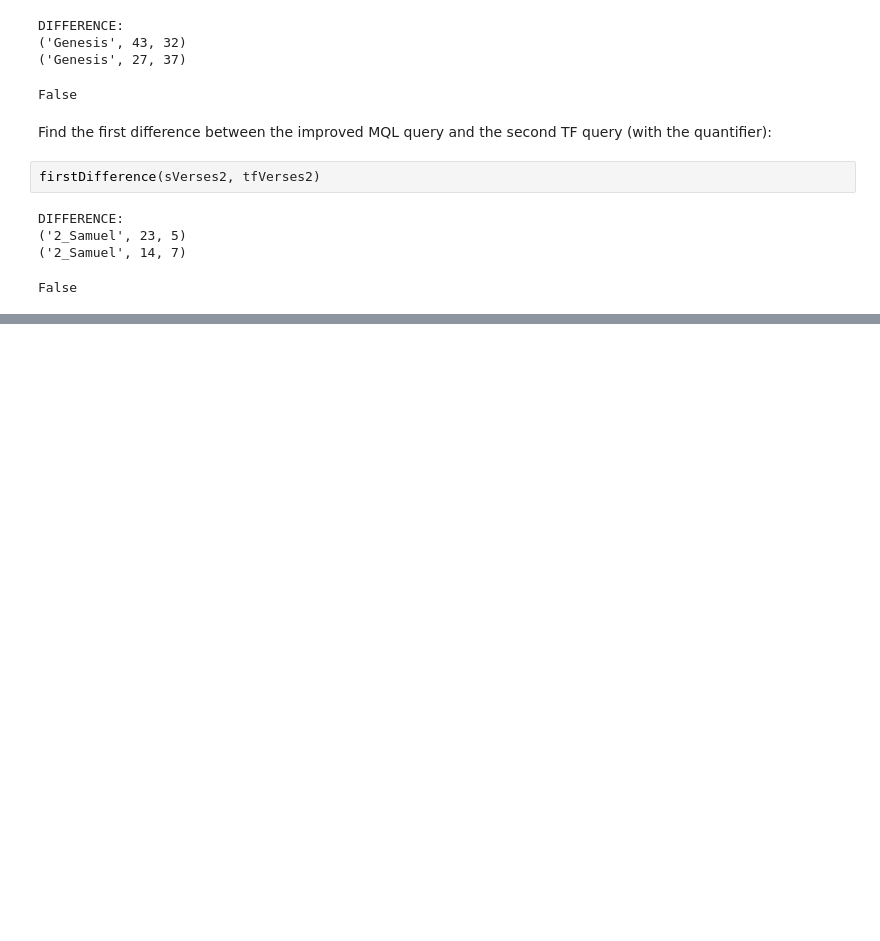
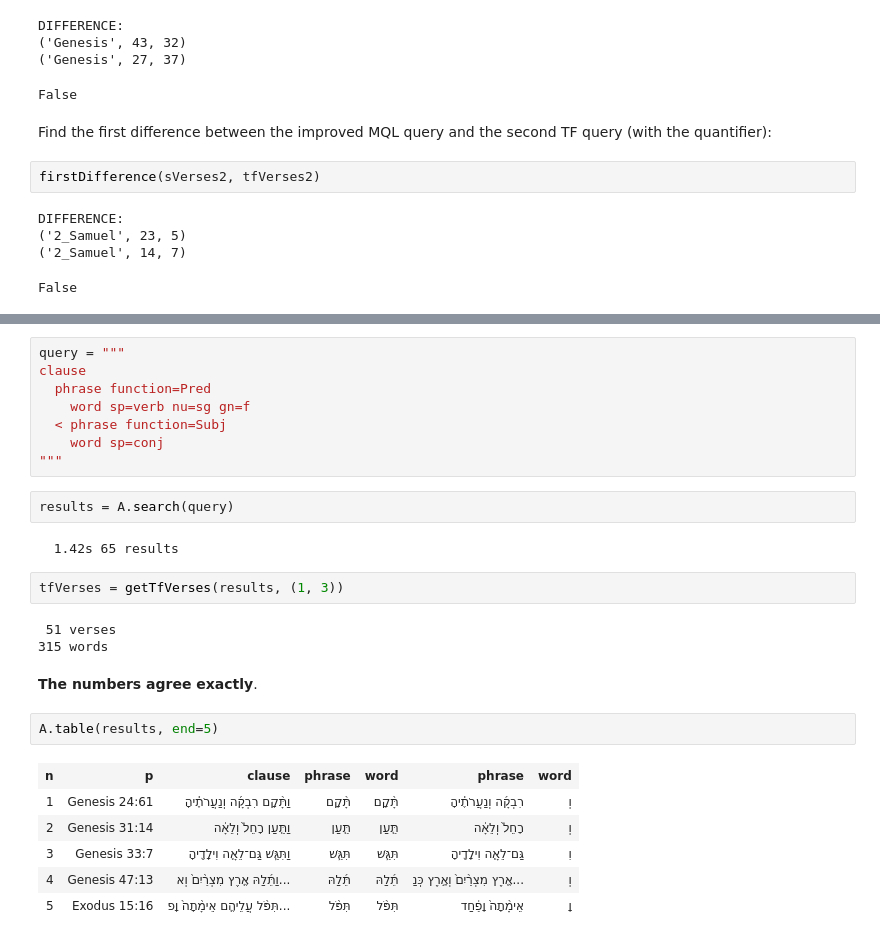
Before and after one commit to dirkroorda/tutorials, a Jupyter notebook: bhsa/cookbook/mql.ipynb, the cells around one changed output, grey strips where cells are left out. Saved outputs shown, nothing was run; the diff lists cells and outputs as text; blank space fills up the shorter version.

```diff
--- a/bhsa/cookbook/mql.ipynb
+++ b/bhsa/cookbook/mql.ipynb
@@ -436,0 +526,28 @@ False
+# %%
+query = """
+clause
+  phrase function=Pred
+    word sp=verb nu=sg gn=f
+  < phrase function=Subj
+    word sp=conj
+"""
+# %%
+results = A.search(query)
+# %% [output]
+  1.42s 65 results
+# %%
+tfVerses = getTfVerses(results, (1, 3))
+# %% [output]
+ 51 verses
+315 words
+# %% [markdown]
+**The numbers agree exactly**.
+# %%
+A.table(results, end=5)
+# %% [output]
+| n | p | clause | phrase | word | phrase | word |
+| 1 | Genesis 24:61 | וַתָּ֨קָם רִבְקָ֜ה וְנַעֲרֹתֶ֗יהָ | תָּ֨קָם | תָּ֨קָם | רִבְקָ֜ה וְנַעֲרֹתֶ֗יהָ | וְ |
+| 2 | Genesis 31:14 | וַתַּ֤עַן רָחֵל֙ וְלֵאָ֔ה | תַּ֤עַן | תַּ֤עַן | רָחֵל֙ וְלֵאָ֔ה | וְ |
+| 3 | Genesis 33:7 | וַתִּגַּ֧שׁ גַּם־לֵאָ֛ה וִילָדֶ֖יהָ | תִּגַּ֧שׁ | תִּגַּ֧שׁ | גַּם־לֵאָ֛ה וִילָדֶ֖יהָ | וִ |
+| 4 | Genesis 47:13 | וַתֵּ֜לַהּ אֶ֤רֶץ מִצְרַ֨יִם֙ וְא... | תֵּ֜לַהּ | תֵּ֜לַהּ | אֶ֤רֶץ מִצְרַ֨יִם֙ וְאֶ֣רֶץ כְּנַ... | וְ |
+| 5 | Exodus 15:16 | תִּפֹּ֨ל עֲלֵיהֶ֤ם אֵימָ֨תָה֙ וָפ... | תִּפֹּ֨ל | תִּפֹּ֨ל | אֵימָ֨תָה֙ וָפַ֔חַד | וָ |
```
Also changed, not shown: parts of 20 cells of this notebook.
